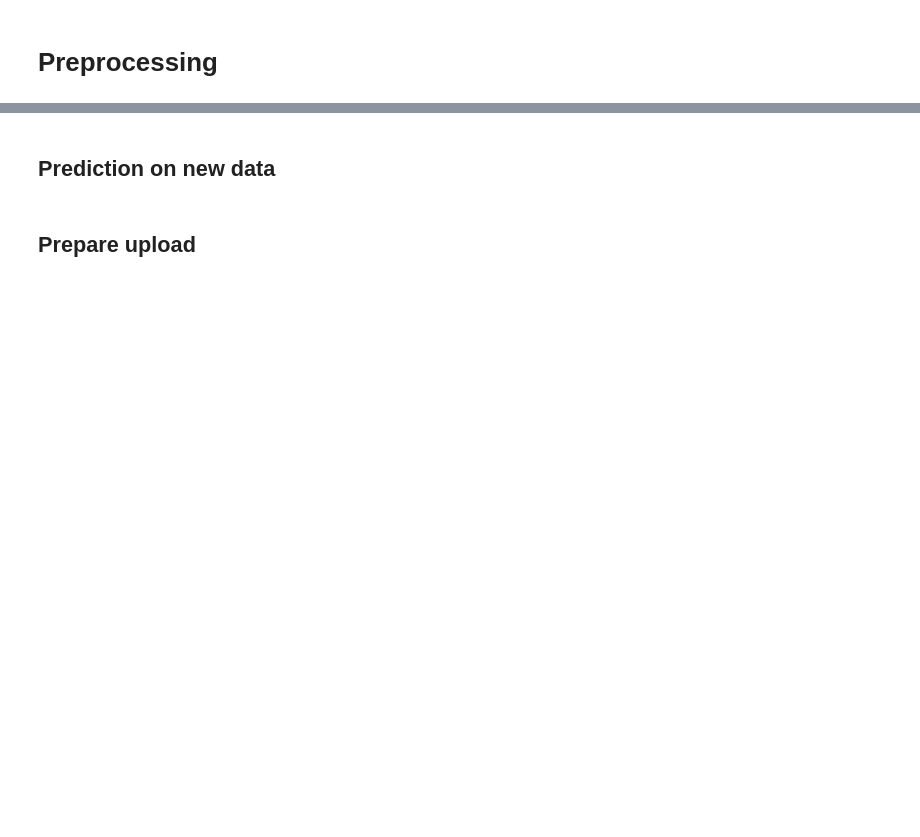
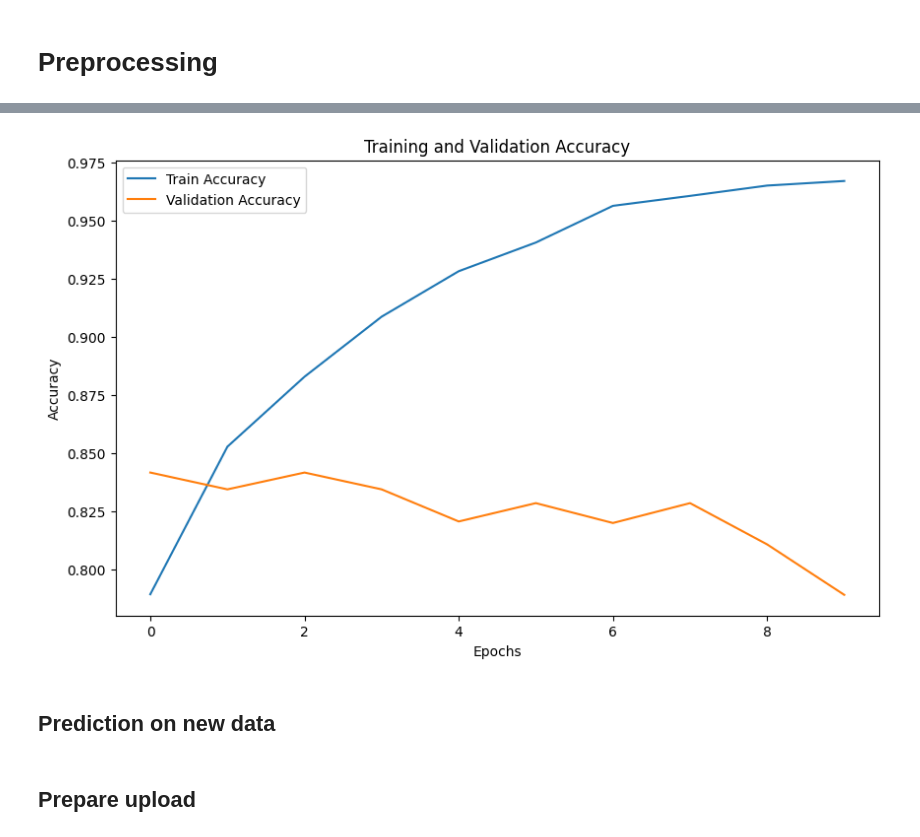
Before and after one commit to Geronimo-Basso/sentiment-analysis-nlp, a Jupyter notebook: main.ipynb, the cells around one changed output, grey strips where cells are left out. Cells and saved outputs as stored; diff of their text form; code cells hidden in the pictures; blank space fills up the shorter version.

```diff
--- a/main.ipynb
+++ b/main.ipynb
@@ -70,14 +92,14 @@ def preprocessing(df):
     df['combined_text'] = df['combined_text'].apply(remove_numbers)
 
     df['combined_text'] = df['combined_text'].str.replace('#', '', regex=False)
-    # df['combined_text'] = df['combined_text'].str.replace('"', '', regex=False)
-    # df['combined_text'] = df['combined_text'].str.replace(' "', '', regex=False)
-    # df['combined_text'] = df['combined_text'].str.replace(' " ', '', regex=False)
-    # df['combined_text'] = df['combined_text'].str.replace('" ', '', regex=False)
-    # df['combined_text'] = df['combined_text'].str.replace(' | ', '', regex=False)
-    # df['combined_text'] = df['combined_text'].str.replace('+', '', regex=False)
-    # df['combined_text'] = df['combined_text'].str.replace('*', '', regex=False)
-    # df['combined_text'] = df['combined_text'].str.replace(' via ', '', regex=False)
+    df['combined_text'] = df['combined_text'].str.replace('"', '', regex=False)
+    df['combined_text'] = df['combined_text'].str.replace(' "', '', regex=False)
+    df['combined_text'] = df['combined_text'].str.replace(' " ', '', regex=False)
+    df['combined_text'] = df['combined_text'].str.replace('" ', '', regex=False)
+    df['combined_text'] = df['combined_text'].str.replace(' | ', '', regex=False)
+    df['combined_text'] = df['combined_text'].str.replace('+', '', regex=False)
+    df['combined_text'] = df['combined_text'].str.replace('*', '', regex=False)
+    df['combined_text'] = df['combined_text'].str.replace(' via ', '', regex=False)
 
 
     return df
@@ -143,17 +164,18 @@ model.compile(
     metrics=['accuracy']
 )
 
+# EarlyStopping callback to stop training when validation loss stops improving
 early_stopping = tf.keras.callbacks.EarlyStopping(
-    monitor='val_loss',
-    patience=3,
-    restore_best_weights=True
+    monitor='val_loss',  # Monitor the validation loss during training
+    patience=3,  # Allow 3 epochs with no improvement before stopping
+    restore_best_weights=True  # Restore the model's weights from the epoch with the lowest validation loss
 )
 
 history = model.fit(
     train_dataset,
     validation_data=val_dataset,
-    epochs=10,
-    callbacks=[early_stopping]
+    epochs=10
+    #callbacks=[early_stopping]
 )
 
 test_encodings = tokenizer(
@@ -172,3 +227,14 @@ KeyboardInterrupt:
+# %%
+plt.figure(figsize=(10, 6))
+plt.plot(history.history['accuracy'], label='Train Accuracy')
+plt.plot(history.history['val_accuracy'], label='Validation Accuracy')
+plt.xlabel('Epochs')
+plt.ylabel('Accuracy')
+plt.title('Training and Validation Accuracy')
+plt.legend()
+plt.show()
+# %% [output]
+[figure, added]
 # %% [markdown]
 ## Prediction on new data
 # %%
```
Also changed, not shown: parts of 6 cells of this notebook.
